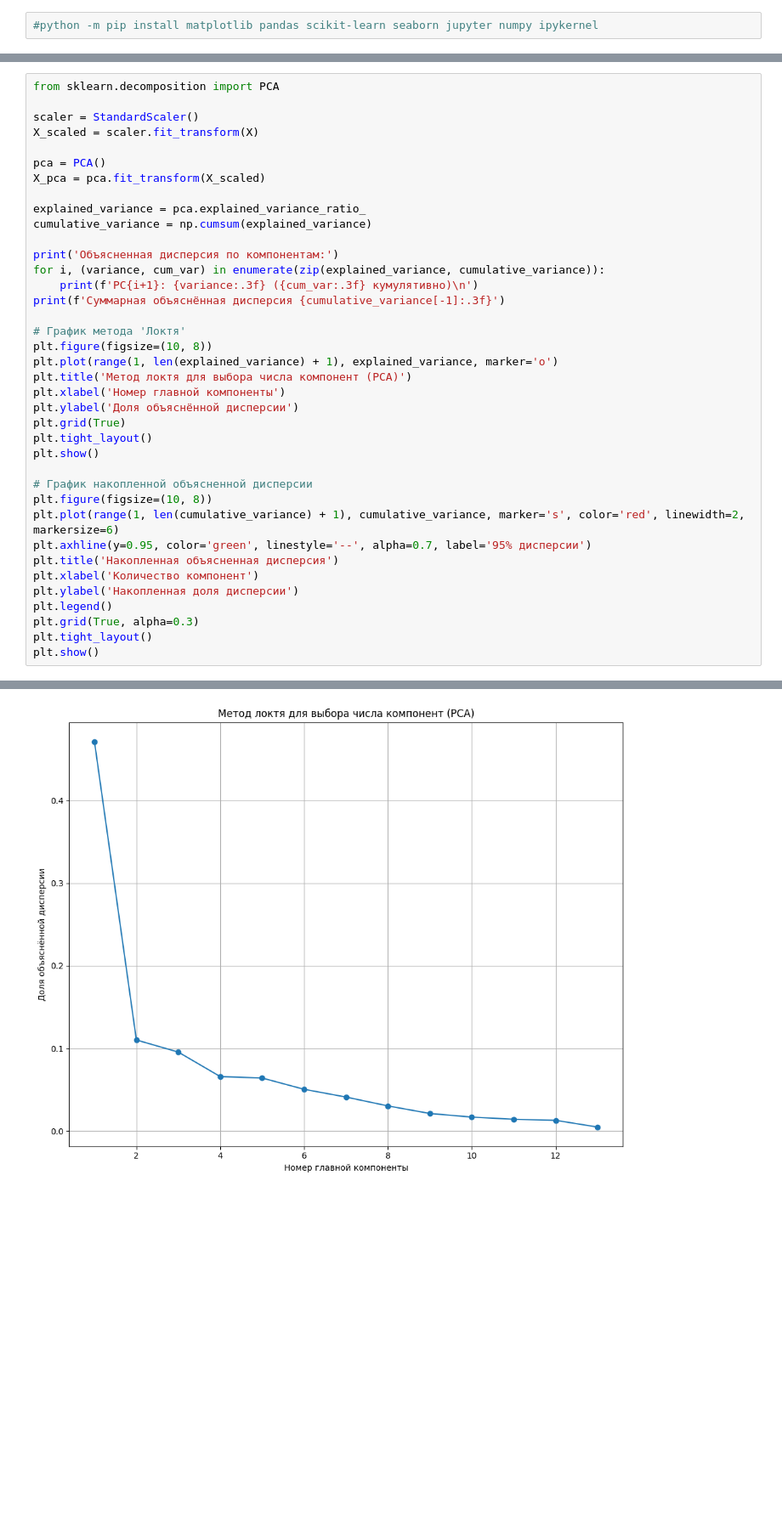
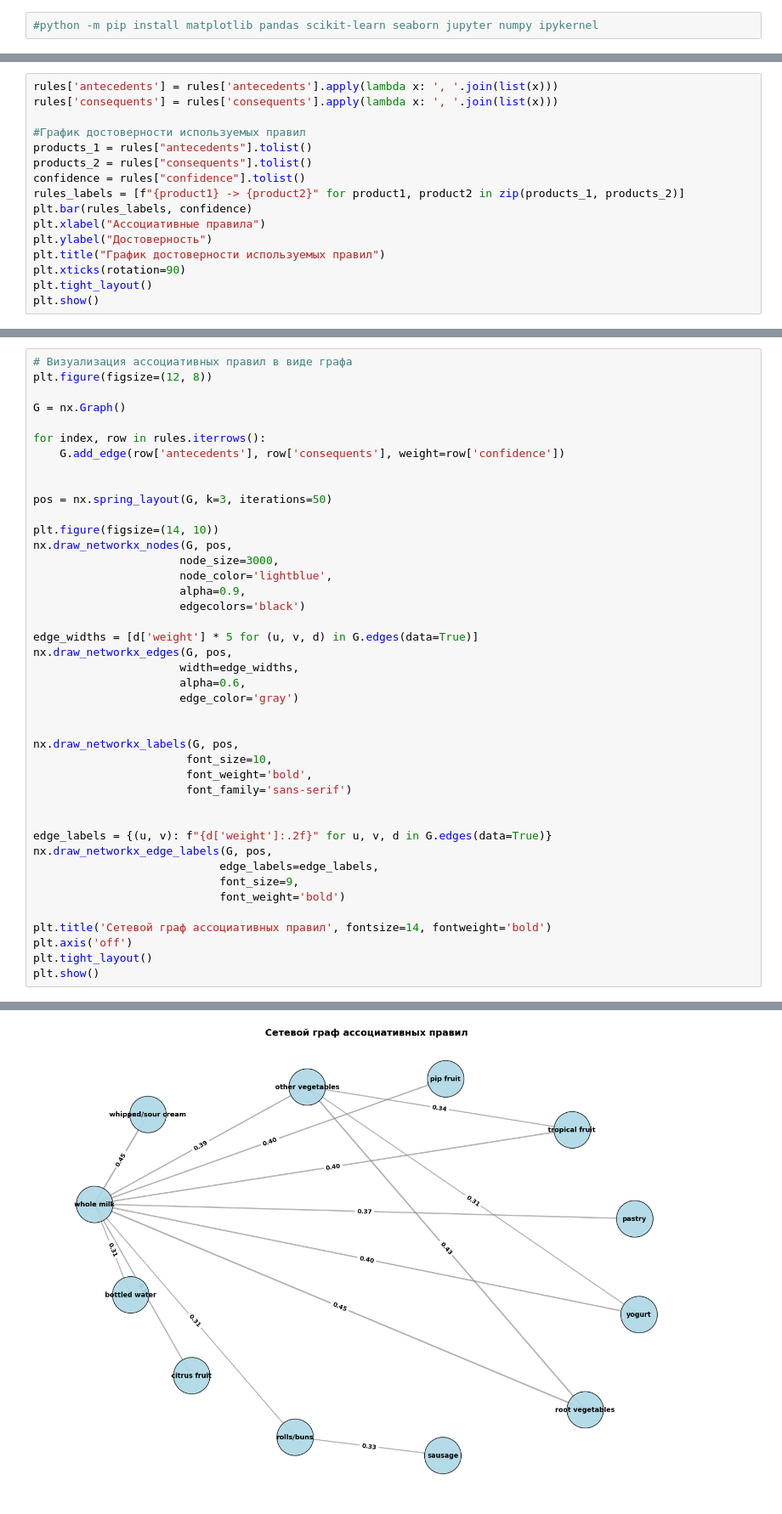
Before and after one commit to DenixSaw/ML-labs-NSTU, a Jupyter notebook: report.ipynb, the cells around one changed output, grey strips where cells are left out. Shown at 85% size. Saved outputs shown, nothing was run; the diff lists cells and outputs as text; blank space fills up the shorter version.

```diff
--- a/report.ipynb
+++ b/report.ipynb
@@ -446,0 +283,16 @@ TEST  - RMSE: 4.9286, R²: 0.6688, MAPE: 16.87%
+# %%
+rules['antecedents'] = rules['antecedents'].apply(lambda x: ', '.join(list(x)))
+rules['consequents'] = rules['consequents'].apply(lambda x: ', '.join(list(x)))
+
+#График достоверности используемых правил
+products_1 = rules["antecedents"].tolist()
+products_2 = rules["consequents"].tolist()
+confidence = rules["confidence"].tolist()
+rules_labels = [f"{product1} -> {product2}" for product1, product2 in zip(products_1, products_2)]
+plt.bar(rules_labels, confidence)
+plt.xlabel("Ассоциативные правила")
+plt.ylabel("Достоверность")
+plt.title("График достоверности используемых правил")
+plt.xticks(rotation=90)
+plt.tight_layout()
+plt.show()
@@ -447,39 +301,43 @@ TEST  - RMSE: 4.9286, R²: 0.6688, MAPE: 16.87%
 # %%
-from sklearn.decomposition import PCA
+# Визуализация ассоциативных правил в виде графа
+plt.figure(figsize=(12, 8))
 
-scaler = StandardScaler()
-X_scaled = scaler.fit_transform(X)
+G = nx.Graph()
 
-pca = PCA()
-X_pca = pca.fit_transform(X_scaled)
+for index, row in rules.iterrows():
+    G.add_edge(row['antecedents'], row['consequents'], weight=row['confidence'])
 
-explained_variance = pca.explained_variance_ratio_
-cumulative_variance = np.cumsum(explained_variance)
 
-print('Объясненная дисперсия по компонентам:')
-for i, (variance, cum_var) in enumerate(zip(explained_variance, cumulative_variance)):
-    print(f'PC{i+1}: {variance:.3f} ({cum_var:.3f} кумулятивно)\n')
-print(f'Суммарная объяснённая дисперсия {cumulative_variance[-1]:.3f}')
+pos = nx.spring_layout(G, k=3, iterations=50)
 
-# График метода 'Локтя'
-plt.figure(figsize=(10, 8))
-plt.plot(range(1, len(explained_variance) + 1), explained_variance, marker='o')
-plt.title('Метод локтя для выбора числа компонент (PCA)')
-plt.xlabel('Номер главной компоненты')
-plt.ylabel('Доля объяснённой дисперсии')
-plt.grid(True)
+plt.figure(figsize=(14, 10))
+nx.draw_networkx_nodes(G, pos,
+                      node_size=3000,
+                      node_color='lightblue',
+                      alpha=0.9,
+                      edgecolors='black')
+
+edge_widths = [d['weight'] * 5 for (u, v, d) in G.edges(data=True)]
+nx.draw_networkx_edges(G, pos,
+                      width=edge_widths,
+                      alpha=0.6,
+                      edge_color='gray')
+
+
+nx.draw_networkx_labels(G, pos,
+                       font_size=10,
+                       font_weight='bold',
+                       font_family='sans-serif')
+
+
+edge_labels = {(u, v): f"{d['weight']:.2f}" for u, v, d in G.edges(data=True)}
+nx.draw_networkx_edge_labels(G, pos,
+                            edge_labels=edge_labels,
+                            font_size=9,
+                            font_weight='bold')
+
+plt.title('Сетевой граф ассоциативных правил', fontsize=14, fontweight='bold')
+plt.axis('off')
 plt.tight_layout()
 plt.show()
-
-# График накопленной объясненной дисперсии
-plt.figure(figsize=(10, 8))
-plt.plot(range(1, len(cumulative_variance) + 1), cumulative_variance, marker='s', color='red', linewidth=2, markersize=6)
-plt.axhline(y=0.95, color='green', linestyle='--', alpha=0.7, label='95% дисперсии')
-plt.title('Накопленная объясненная дисперсия')
-plt.xlabel('Количество компонент')
-plt.ylabel('Накопленная доля дисперсии')
-plt.legend()
-plt.grid(True, alpha=0.3)
-plt.tight_layout()
-plt.show()
 # %% [output]
@@ -503 +345 @@ PC13: 0.005 (1.000 кумулятивно)
-[figure, old version]
+[figure, new version]
```
Also changed, not shown: parts of 33 cells of this notebook, 1 other file.
